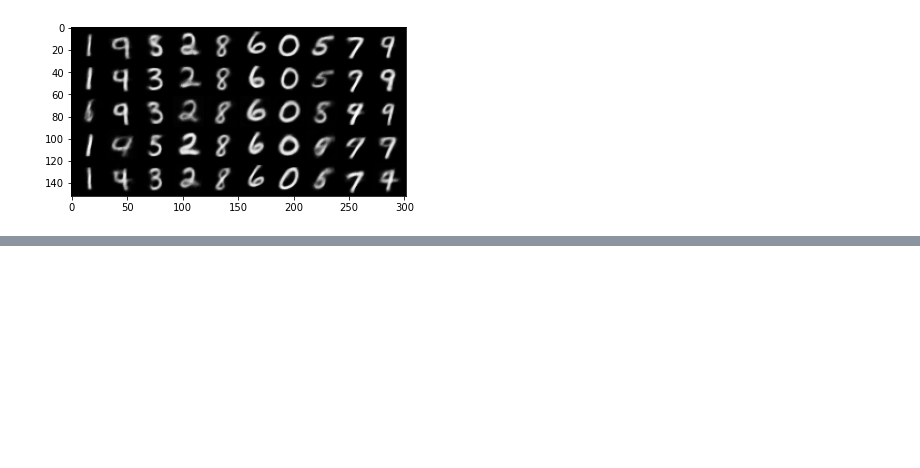
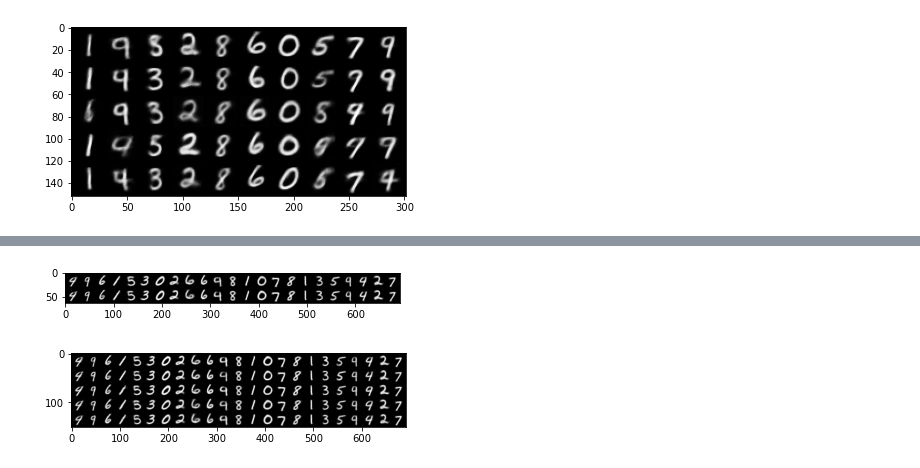
Before and after one commit to zelhar/mg22, a Jupyter notebook: unsupervised_clustering.ipynb, the cells around one changed output, grey strips where cells are left out. Drawn from its saved outputs; the diff is of its cells as text; code cells hidden in the pictures; blank space fills up the shorter version.

```diff
--- a/unsupervised_clustering.ipynb
+++ b/unsupervised_clustering.ipynb
@@ -348,3 +349,7 @@ xs = model.Px(zs).reshape(-1,1,28,28)
 ut.plot_images(xs, model.nclasses)
 # %% [output]
 [figure]
+# %%
+model = M2.VAE_Dilo3(nz=20, nw=25, nh=1024*2, nclasses=23)
+model.apply(init_weights)
+model.fit(train_loader, num_epochs=10)
@@ -350,0 +374,16 @@ ut.plot_images(xs, model.nclasses)
+# %%
+w = torch.zeros(2, model.nw)
+z = model.Pz(w)
+mu = z[:,:,:model.nz].reshape(2*model.nclasses, model.nz)
+rec = model.Px(mu).reshape(-1,1,28,28)
+ut.plot_images(rec, model.nclasses)
+# %% [output]
+[figure, added]
+# %%
+w = model.w_prior.sample((5, ))
+z = model.Pz(w)
+mu = z[:,:,:model.nz].reshape(5*model.nclasses, model.nz)
+rec = model.Px(mu).reshape(-1,1,28,28)
+ut.plot_images(rec, model.nclasses)
+# %% [output]
+[figure, added]
```
Also changed, not shown: parts of 2 cells of this notebook, 3 other files.
